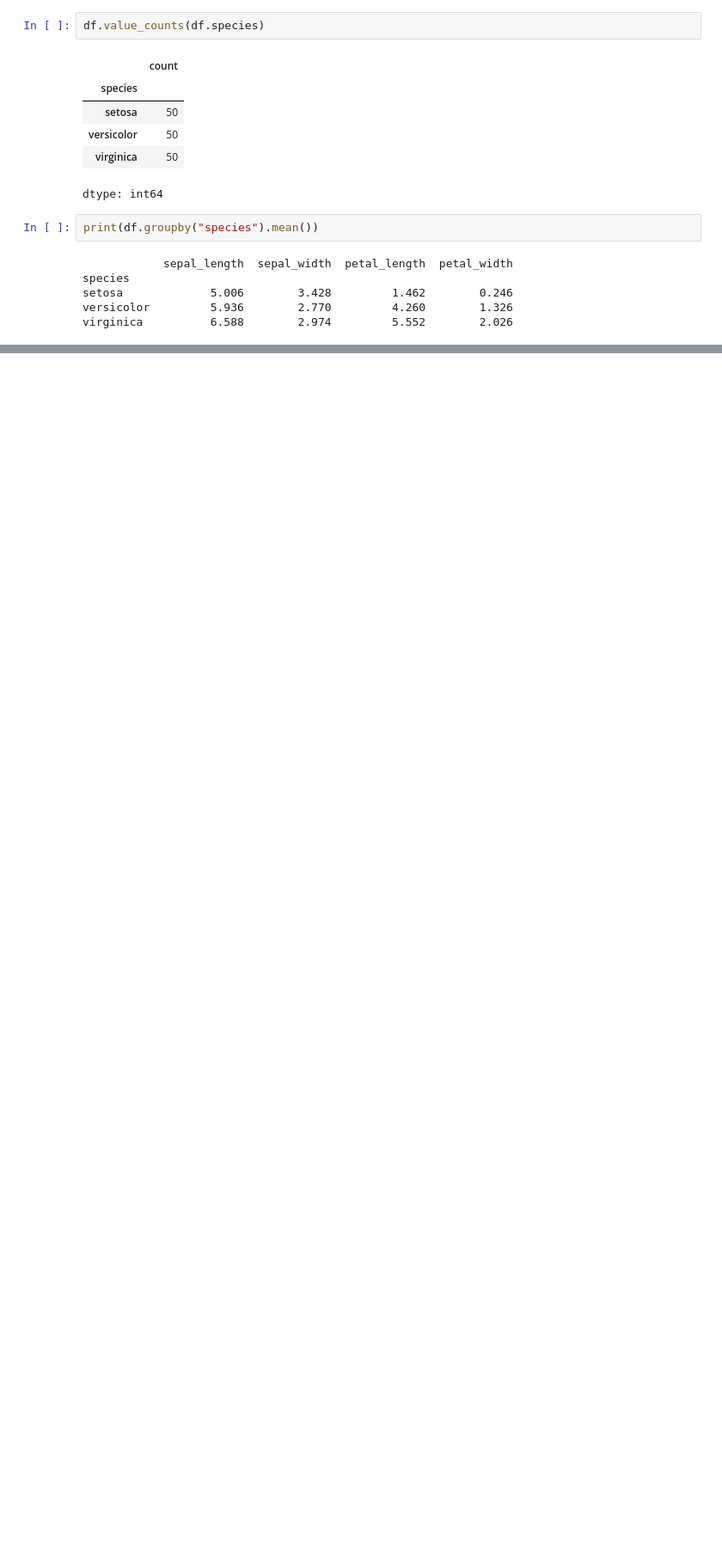
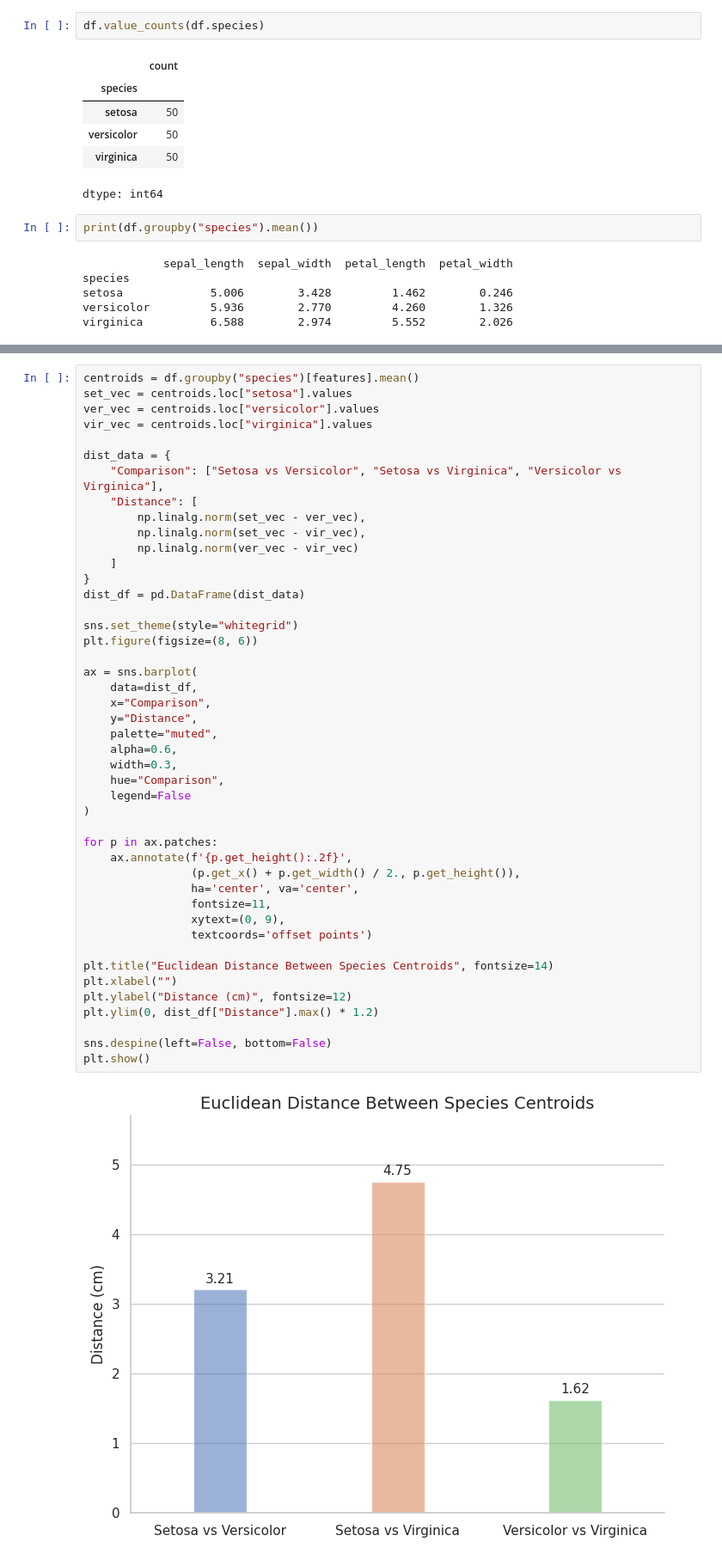
Before and after one commit to BarryS27/Iris-Data-Analysis, a Jupyter notebook: Iris_Flower.ipynb, the cells around one changed output, grey strips where cells are left out. Shown at 86% size. Cells and saved outputs as stored; diff of their text form; blank space fills up the shorter version.

```diff
--- a/Iris_Flower.ipynb
+++ b/Iris_Flower.ipynb
@@ -109,0 +159,47 @@ plt.show()
+# %%
+centroids = df.groupby("species")[features].mean()
+set_vec = centroids.loc["setosa"].values
+ver_vec = centroids.loc["versicolor"].values
+vir_vec = centroids.loc["virginica"].values
+
+dist_data = {
+    "Comparison": ["Setosa vs Versicolor", "Setosa vs Virginica", "Versicolor vs Virginica"],
+    "Distance": [
+        np.linalg.norm(set_vec - ver_vec),
+        np.linalg.norm(set_vec - vir_vec),
+        np.linalg.norm(ver_vec - vir_vec)
+    ]
+}
+dist_df = pd.DataFrame(dist_data)
+
+sns.set_theme(style="whitegrid")
+plt.figure(figsize=(8, 6))
+
+ax = sns.barplot(
+    data=dist_df,
+    x="Comparison",
+    y="Distance",
+    palette="muted",
+    alpha=0.6,
+    width=0.3,
+    hue="Comparison",
+    legend=False
+)
+
+for p in ax.patches:
+    ax.annotate(f'{p.get_height():.2f}',
+                (p.get_x() + p.get_width() / 2., p.get_height()),
+                ha='center', va='center',
+                fontsize=11,
+                xytext=(0, 9),
+                textcoords='offset points')
+
+plt.title("Euclidean Distance Between Species Centroids", fontsize=14)
+plt.xlabel("")
+plt.ylabel("Distance (cm)", fontsize=12)
+plt.ylim(0, dist_df["Distance"].max() * 1.2)
+
+sns.despine(left=False, bottom=False)
+plt.show()
+# %% [output]
+[figure, added]
```
Also changed, not shown: parts of 7 cells of this notebook.
